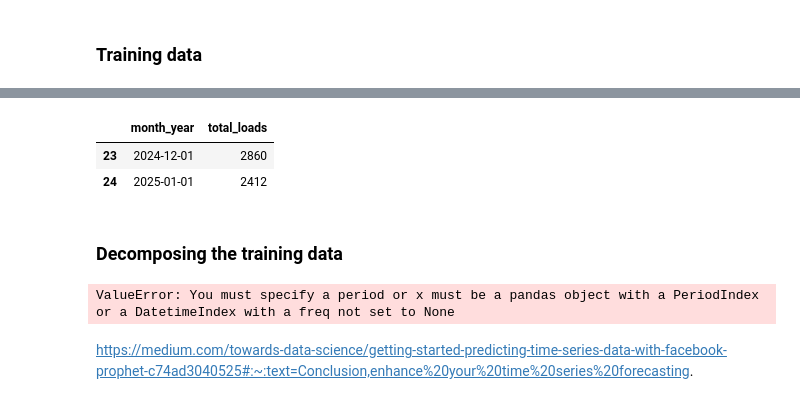
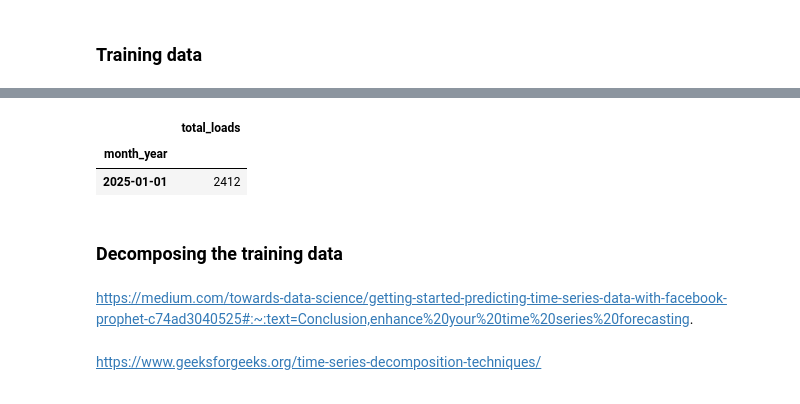
Before and after one commit to diogojfr/time_series_studies, a Jupyter notebook: Daily Loads.ipynb, the cells around one changed output, grey strips where cells are left out. Drawn from its saved outputs; the diff is of its cells as text; code cells hidden in the pictures.

```diff
--- a/Daily Loads.ipynb
+++ b/Daily Loads.ipynb
@@ -202,19 +237,14 @@ df_train.head()
 # %%
-df_test = df_month.loc[(df_month['month_year']>='12-2024')&(df_month['month_year']<'02-2025'), ['month_year','total_loads']]
+df_test = df_month.loc[(df_month['month_year']>='01-2025')&(df_month['month_year']<'02-2025'), ['month_year','total_loads']]
+df_test = df_test.set_index('month_year')
 df_test
 # %% [output]
-|  | month_year | total_loads |
-| 23 | 2024-12-01 | 2860 |
-| 24 | 2025-01-01 | 2412 |
+|  | total_loads |
+| month_year |  |
+| 2025-01-01 | 2412 |
 # %% [markdown]
 ### Decomposing the training data
-# %%
-from statsmodels.tsa.seasonal import seasonal_decompose
-
-decompose = seasonal_decompose(df_train.total_loads, model='additive', extrapolate_trend='freq')
-
-decompose.plot().show()
-# %% [output]
-ValueError: You must specify a period or x must be a pandas object with a PeriodIndex or a DatetimeIndex with a freq not set to None
 # %% [markdown]
 https://medium.com/towards-data-science/getting-started-predicting-time-series-data-with-facebook-prophet-c74ad3040525#:~:text=Conclusion,enhance%20your%20time%20series%20forecasting.
+# %% [markdown]
+https://www.geeksforgeeks.org/time-series-decomposition-techniques/
```
Also changed, not shown: parts of 12 cells of this notebook.
